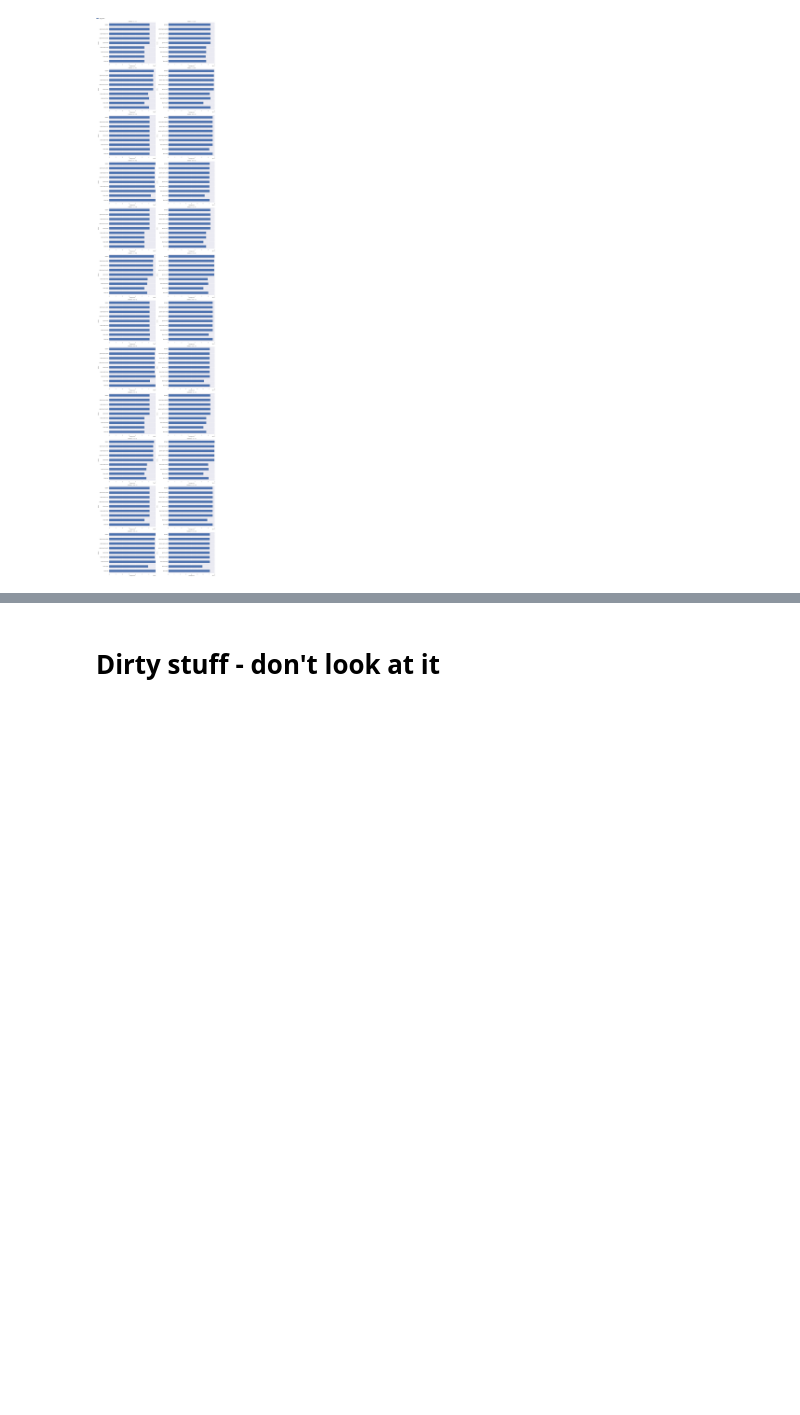
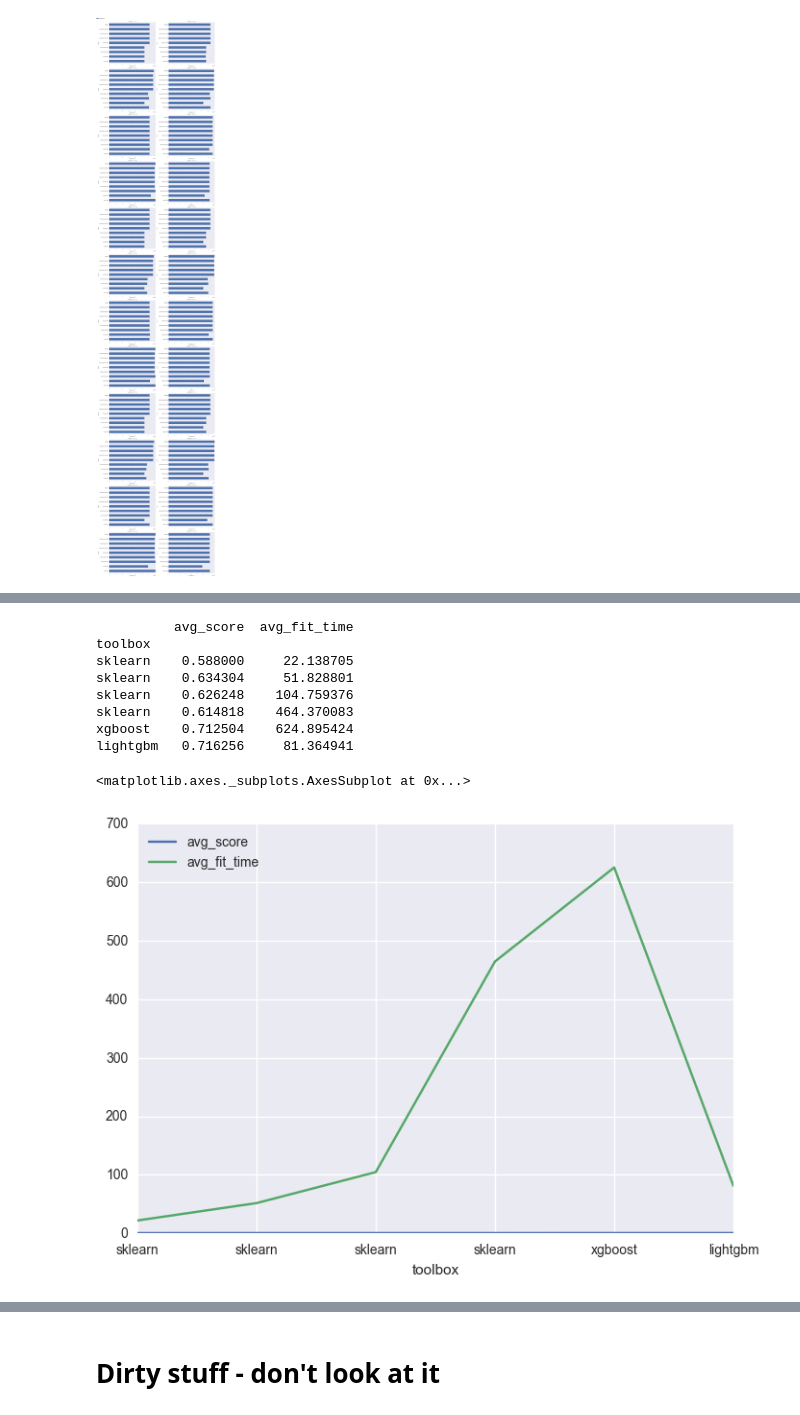
Before and after one commit to blueroutecn/gbrt-benchmarks, a Jupyter notebook: notebook_benchmarking.ipynb, the cells around one changed output, grey strips where cells are left out. Saved outputs shown, nothing was run; the diff lists cells and outputs as text; code cells hidden in the pictures; blank space fills up the shorter version.

```diff
--- a/notebook_benchmarking.ipynb
+++ b/notebook_benchmarking.ipynb
@@ -563,0 +566,20 @@ plt.tight_layout()
+# %%
+# Read the benchmark data
+data_skl = misc.load_benchmark_data('results/higgs_subsampling/skl_depth_without_presort_higgs.pk')
+data_xgb = misc.load_benchmark_data('results/higgs/xgboost_exact_higgs.pk')
+data_lgb = misc.load_benchmark_data('results/higgs/lightgbm_higgs.pk', True)
+
+# Group the data in a single list
+data_bench = [data_skl, data_xgb, data_lgb]
+# %%
+# Define which columns need to be selected
+col_to_select = ['avg_score', 'avg_fit_time','num_samples', 'num_features', 'max_depth', 'n_estimators']
+# We need to add a column to specify which method it is
+bench_name = ['sklearn', 'xgboost', 'lightgbm']
+# Select the columns
+for idx_bench in range(len(data_bench)):
+    data_bench[idx_bench] = data_bench[idx_bench].loc[:, col_to_select]
+    data_bench[idx_bench]['toolbox'] = pd.Series(np.array([bench_name[idx_bench]] * len(data_bench[idx_bench])),
+                                                 index=data_bench[idx_bench].index)
+
+df_bench = pd.concat(data_bench)
@@ -563,0 +592,18 @@ plt.tight_layout()
+# %%
+df_sel = df_bench.query('(n_estimators == 10) & (max_depth == 8) & (num_samples == 10000000)')
+# Define the index to be the toolbox field
+df_sel = df_sel.set_index('toolbox')
+# Select on the score and time and toolbox
+df_sel = df_sel[['avg_score', 'avg_fit_time']]
+print(df_sel)
+# %% [output]
+          avg_score  avg_fit_time
+toolbox
+sklearn    0.588000     22.138705
+sklearn    0.634304     51.828801
+sklearn    0.626248    104.759376
+sklearn    0.614818    464.370083
+xgboost    0.712504    624.895424
+lightgbm   0.716256     81.364941
+<matplotlib.axes._subplots.AxesSubplot at 0x...>
+[figure, added]
```
Also changed, not shown: parts of 4 cells of this notebook.
